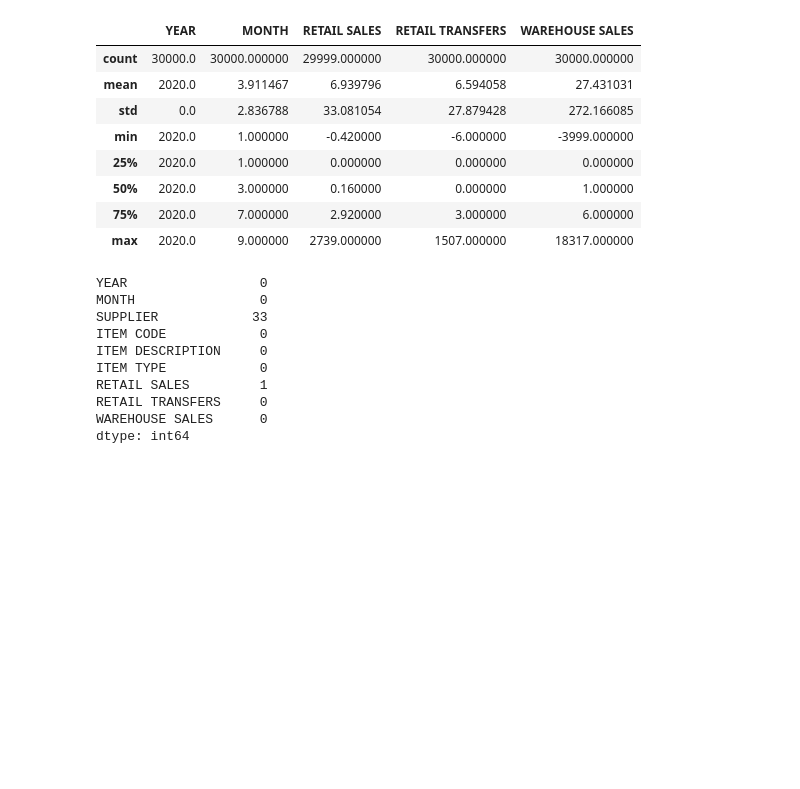
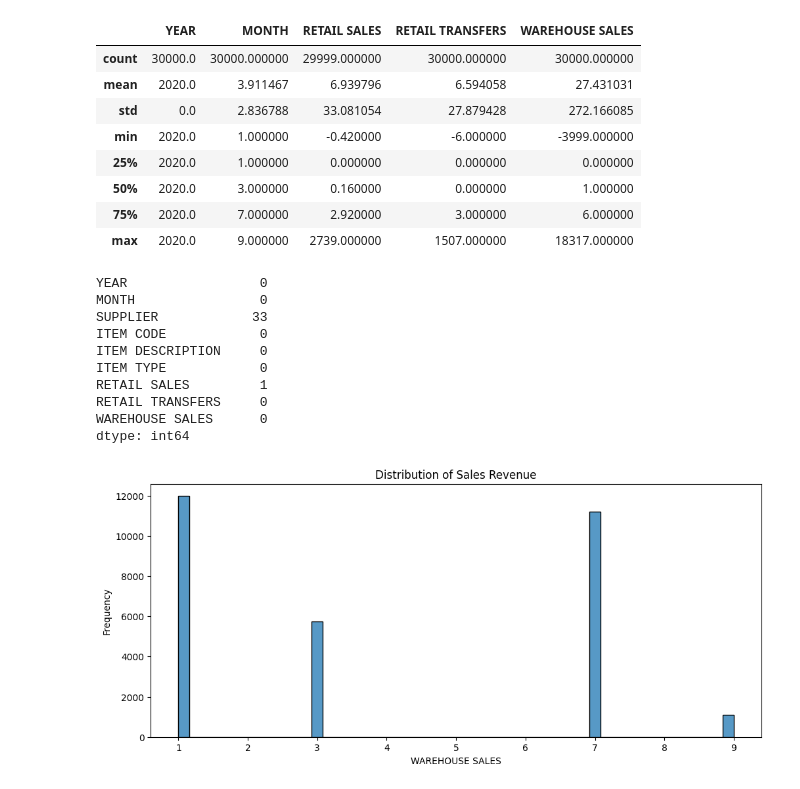
Before and after one commit to Dawinmi/first-practice-data-cleaning-visualization, a Jupyter notebook: my_notebook.ipynb, the cells around one changed output. Drawn from its saved outputs; the diff is of its cells as text; code cells hidden in the pictures; blank space fills up the shorter version.

```diff
--- a/my_notebook.ipynb
+++ b/my_notebook.ipynb
@@ -58,3 +73,12 @@ RETAIL SALES         1
 RETAIL TRANSFERS     0
 WAREHOUSE SALES      0
 dtype: int64
+# %%
+plt.figure(figsize=(12, 5))
+sns.histplot(dataset['MONTH'] , bins=50 )
+plt.title('Distribution of Sales Revenue')
+plt.xlabel('WAREHOUSE SALES')
+plt.ylabel('Frequency')
+plt.show()
+# %% [output]
+[figure, added]
```
Also changed, not shown: parts of 2 cells of this notebook.
